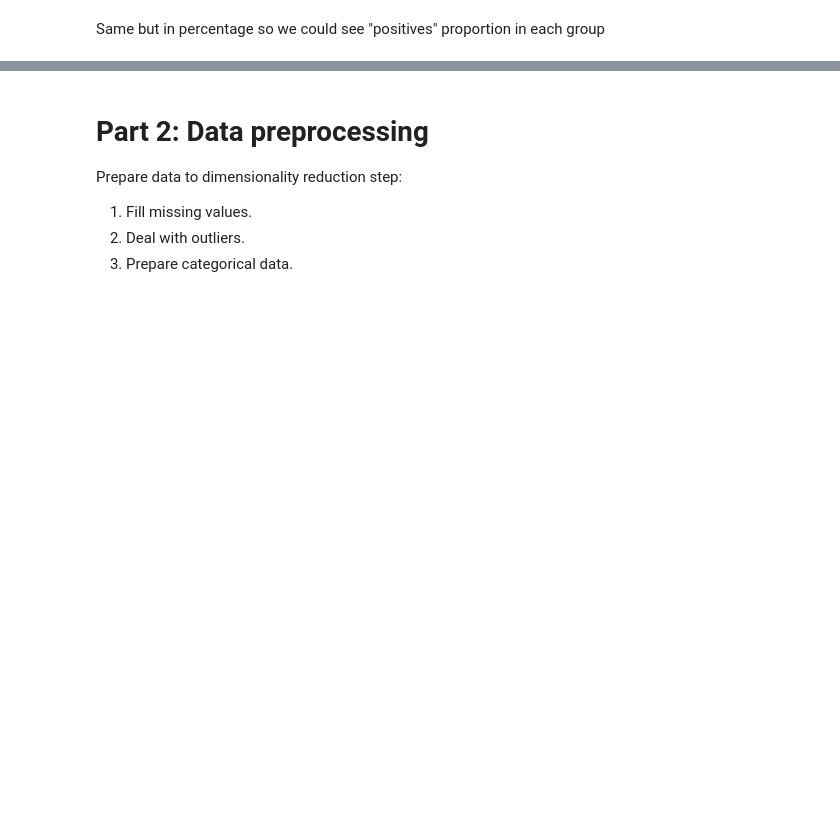
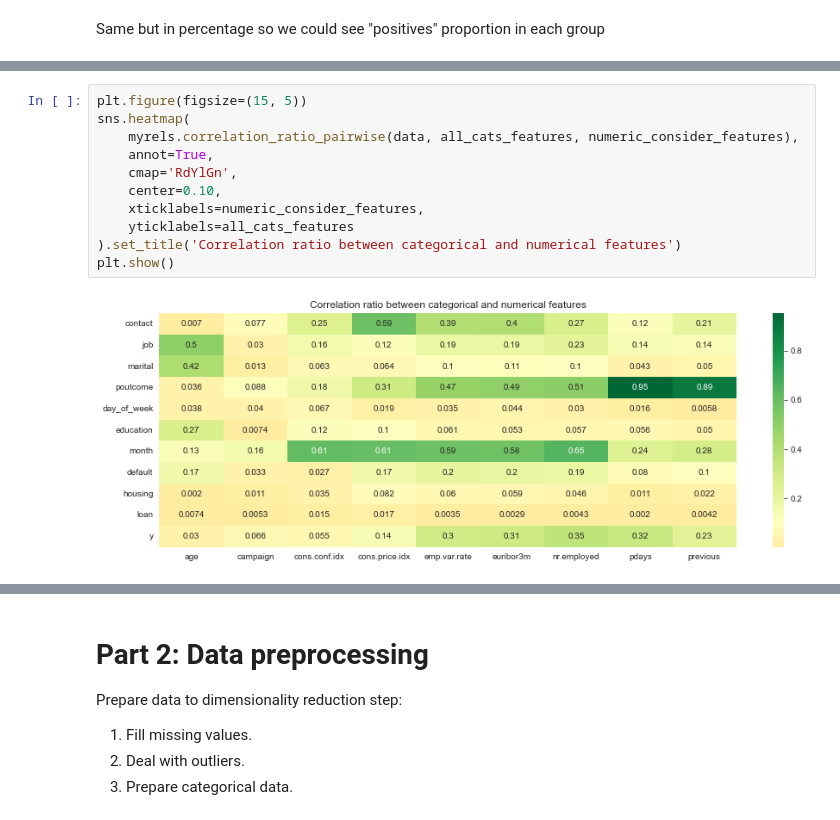
Before and after one commit to sivikt/dstrials, a Jupyter notebook: DSMP#1/2_eda/homework.ipynb, the cells around one changed output, grey strips where cells are left out. Saved outputs shown, nothing was run; the diff lists cells and outputs as text; blank space fills up the shorter version.

Commit message:
add correlation ratios

```diff
--- a/DSMP#1/2_eda/homework.ipynb
+++ b/DSMP#1/2_eda/homework.ipynb
@@ -488 +498,14 @@ Text(0.5, 1.0, 'The % of positive response across <age_group, education> groups'
 [figure]
+# %%
+plt.figure(figsize=(15, 5))
+sns.heatmap(
+    myrels.correlation_ratio_pairwise(data, all_cats_features, numeric_consider_features),
+    annot=True,
+    cmap='RdYlGn',
+    center=0.10,
+    xticklabels=numeric_consider_features,
+    yticklabels=all_cats_features
+).set_title('Correlation ratio between categorical and numerical features')
+plt.show()
+# %% [output]
+[figure, added]
```
Also changed, not shown: parts of 20 cells of this notebook, 1 other file.
